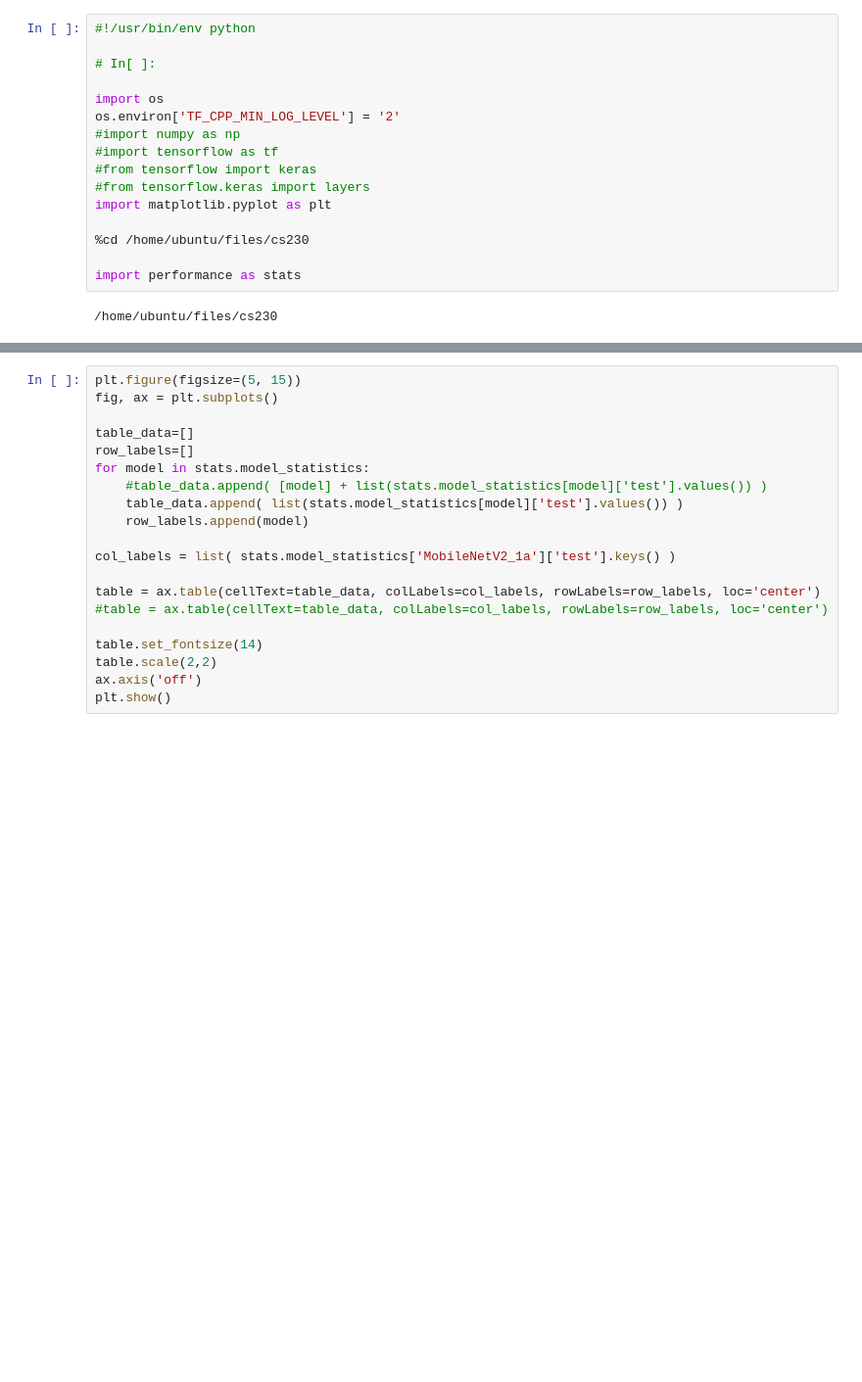
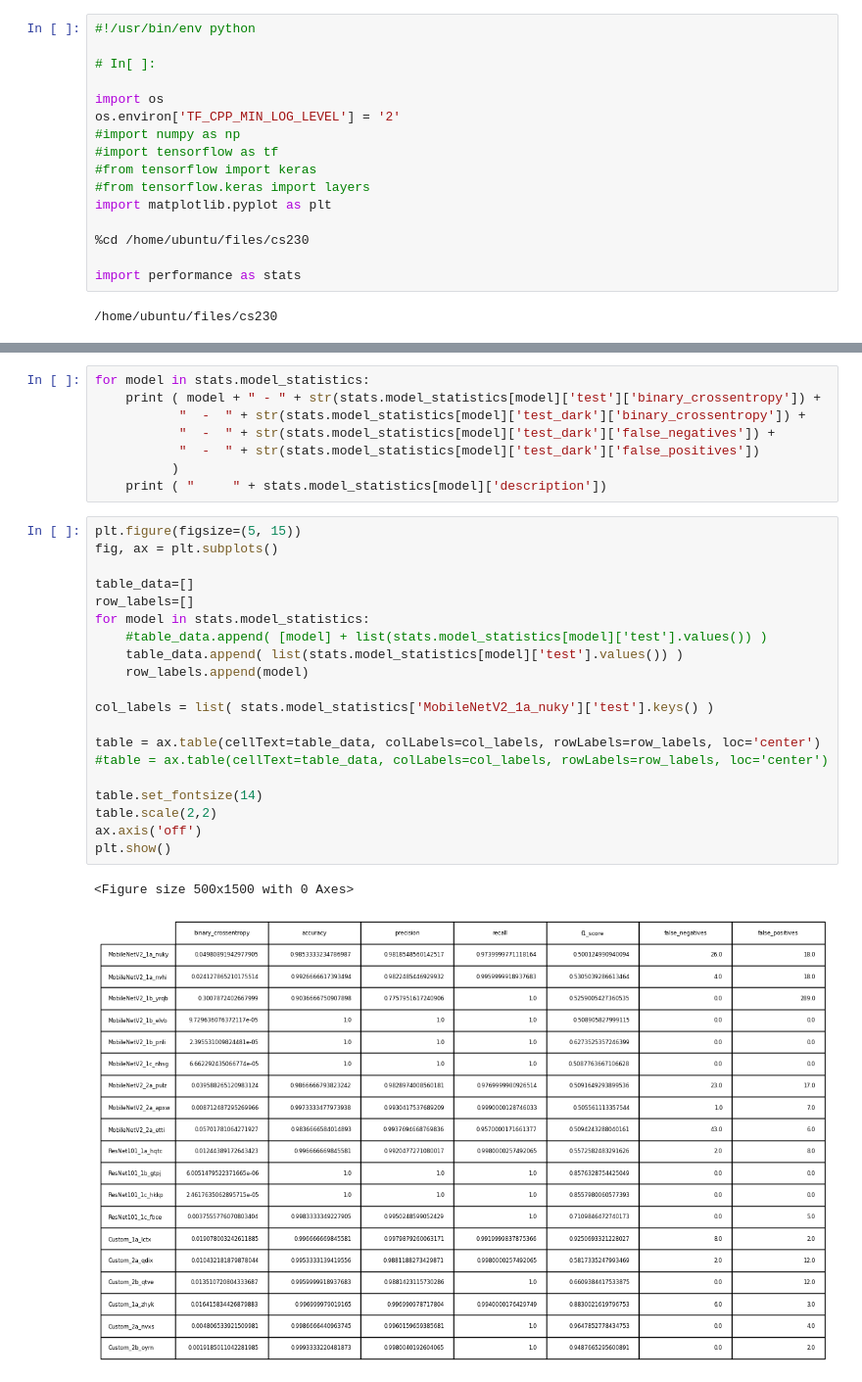
Before and after one commit to kippsherer/cs230, a Jupyter notebook: Comparisons.ipynb, the cells around one changed output, grey strips where cells are left out. Shown at 98% size. Saved outputs shown, nothing was run; the diff lists cells and outputs as text; blank space fills up the shorter version.

```diff
--- a/Comparisons.ipynb
+++ b/Comparisons.ipynb
@@ -55,23 +72,34 @@ plt.show()
+# %%
+for model in stats.model_statistics:
+    print ( model + " - " + str(stats.model_statistics[model]['test']['binary_crossentropy']) +
+           "  -  " + str(stats.model_statistics[model]['test_dark']['binary_crossentropy']) +
+           "  -  " + str(stats.model_statistics[model]['test_dark']['false_negatives']) +
+           "  -  " + str(stats.model_statistics[model]['test_dark']['false_positives'])
+          )
+    print ( "     " + stats.model_statistics[model]['description'])
 # %%
 plt.figure(figsize=(5, 15))
 fig, ax = plt.subplots()
 
 table_data=[]
 row_labels=[]
 for model in stats.model_statistics:
     #table_data.append( [model] + list(stats.model_statistics[model]['test'].values()) )
     table_data.append( list(stats.model_statistics[model]['test'].values()) )
     row_labels.append(model)
 
-col_labels = list( stats.model_statistics['MobileNetV2_1a']['test'].keys() )
+col_labels = list( stats.model_statistics['MobileNetV2_1a_nuky']['test'].keys() )
 
 table = ax.table(cellText=table_data, colLabels=col_labels, rowLabels=row_labels, loc='center')
 #table = ax.table(cellText=table_data, colLabels=col_labels, rowLabels=row_labels, loc='center')
 
 table.set_fontsize(14)
 table.scale(2,2)
 ax.axis('off')
 plt.show()
+# %% [output]
+<Figure size 500x1500 with 0 Axes>
+[figure, added]
 # %%
 # create plots
 plt.figure(figsize=(10, 10))
```
Also changed, not shown: parts of 3 cells of this notebook, 5 other files.
